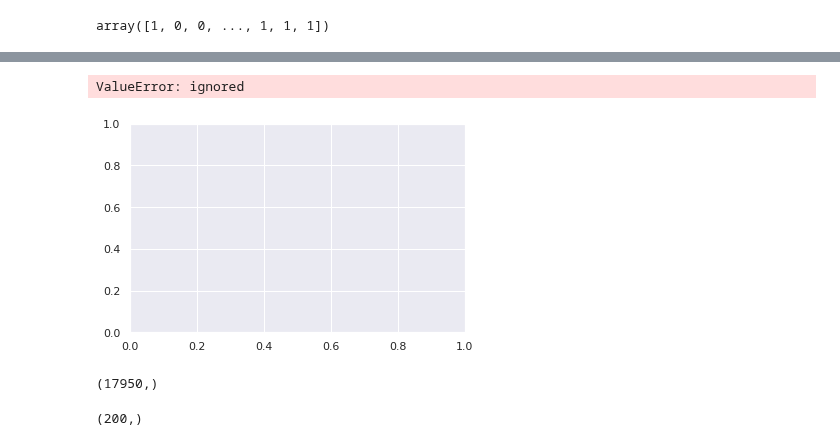
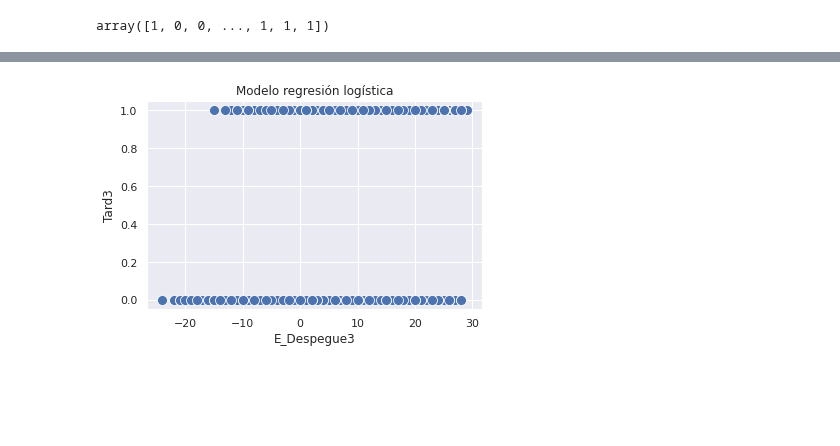
Before and after one commit to JMML2021/Entrega-projecte-final, a Jupyter notebook: 3.b Companyia Aerea Algoritmes d’aprenentatge supervisat.ipynb, the cells around one changed output, grey strips where cells are left out. Drawn from its saved outputs; the diff is of its cells as text; code cells hidden in the pictures; blank space fills up the shorter version.

```diff
--- a/3.b Companyia Aerea Algoritmes d’aprenentatge supervisat.ipynb
+++ b/3.b Companyia Aerea Algoritmes d’aprenentatge supervisat.ipynb
@@ -1021,6 +1040,6 @@ grid_X = np.linspace(
             stop  = max(X.E_Despegue3),
             num   = 200
          ).reshape(-1,1)
-
-grid_X = sm.add_constant(grid_X, prepend=True)
-predicciones = result.predict(exog = grid_X[1])
+grid_X1=grid_X.copy()
+grid_X1 = sm.add_constant(grid_X, prepend=True)
+#grid_X1['prediccion'] = result.predict(exog = grid_X[1])
@@ -1060,17 +1046,17 @@ TypeError: ignored
-# %%
-# Gráfico del modelo
-# ==============================================================================
-fig, ax = plt.subplots(figsize=(6, 3.84))
-
-ax.plot(grid_X[:, 1], predicciones, color = "gray")
-# %% [output]
-ValueError: ignored
-[figure, removed]
-# %%
-predicciones.shape
-# %% [output]
-(17950,)
-# %%
-grid_X[:, 1].shape
-# %% [output]
-(200,)
+# %%
+# Gráfico el modelo (tard3 v E_Despegue3)
+# ==============================================================================
+grid_X1=grid_X.copy()
+#grid_X1['predicciones'] = result.predict(exog = grid_X[1])
+
+fig, ax = plt.subplots(figsize=(6, 3.84))
+ax=sns.scatterplot(data = df2, x = "E_Despegue3", y = "Tard3", s=100)
+#ax=sns.scatterplot(data = grid_X, x = "E_Despegue3", y = "prediccion", s=20, color='black')
+#ax.axhline(0, color= 'red')
+
+ax.set_title("Modelo regresión logística")
+
+
+plt.show()
+# %% [output]
+[figure, added]
```
Also changed, not shown: parts of 24 cells of this notebook.
